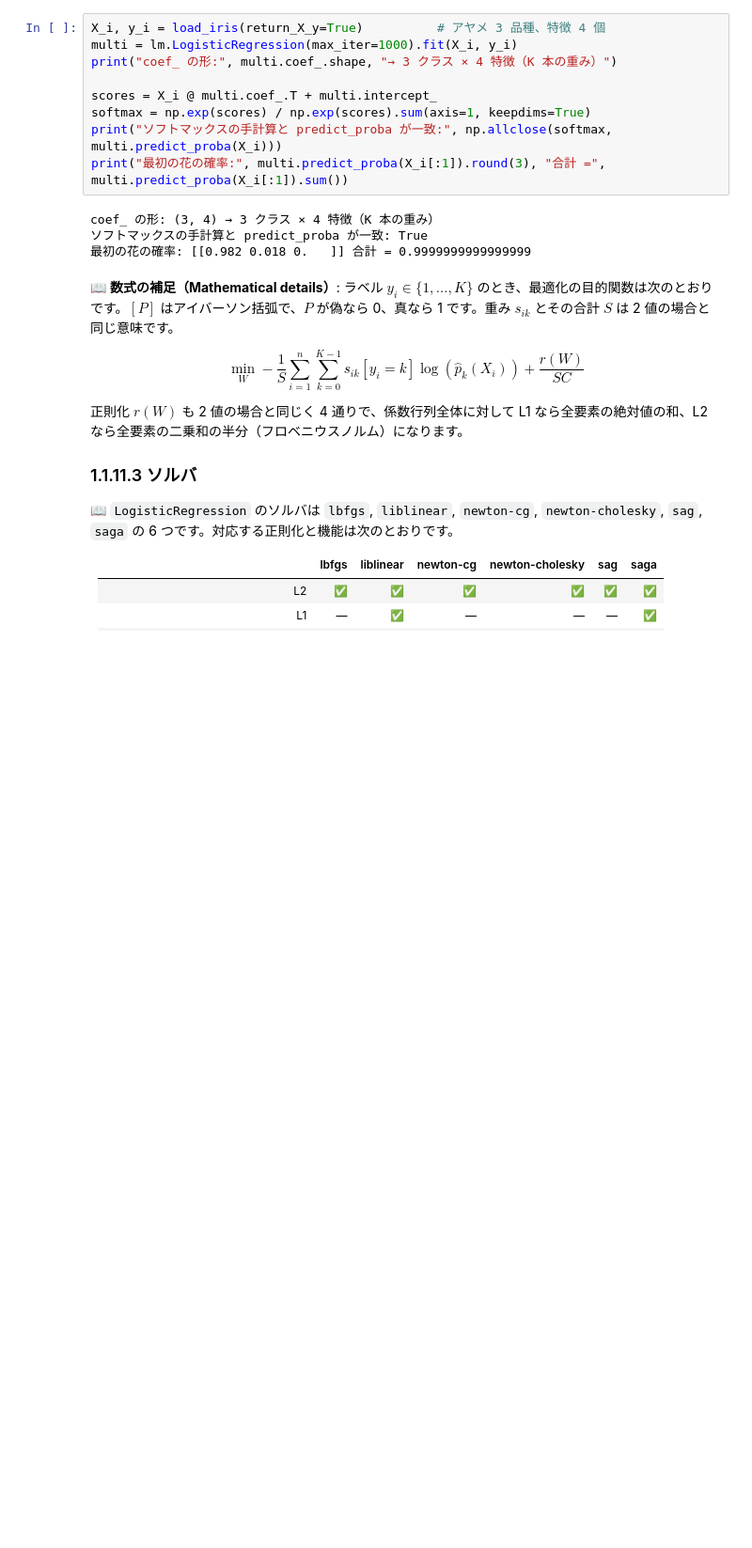
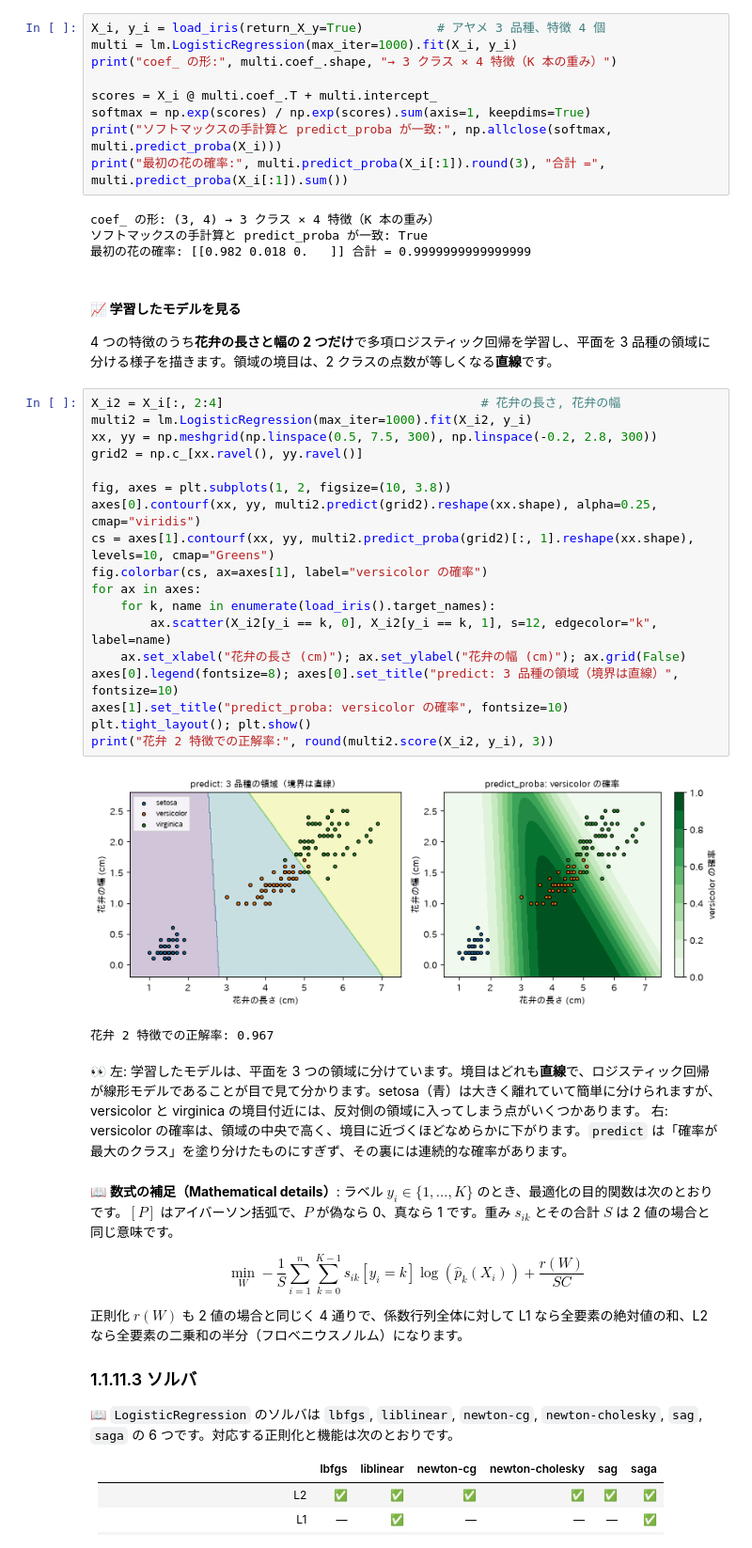
Before and after one commit to qsat/sandbox, a Jupyter notebook: study-sklearn/notebooks/01_supervised/01_linear_models_3_classification_glm.ipynb, the cells around one changed output. Shown at 94% size. Saved outputs shown, nothing was run; the diff lists cells and outputs as text; blank space fills up the shorter version.

```diff
--- a/study-sklearn/notebooks/01_supervised/01_linear_models_3_classification_glm.ipynb
+++ b/study-sklearn/notebooks/01_supervised/01_linear_models_3_classification_glm.ipynb
@@ -296,6 +313,34 @@ print("最初の花の確率:", multi.predict_proba(X_i[:1]).round(3), "合計 =
 coef_ の形: (3, 4) → 3 クラス × 4 特徴（K 本の重み）
 ソフトマックスの手計算と predict_proba が一致: True
 最初の花の確率: [[0.982 0.018 0.   ]] 合計 = 0.9999999999999999
+# %% [markdown]
+#### 📈 学習したモデルを見る
+
+4 つの特徴のうち**花弁の長さと幅の 2 つだけ**で多項ロジスティック回帰を学習し、平面を 3 品種の領域に分ける様子を描きます。領域の境目は、2 クラスの点数が等しくなる**直線**です。
+# %%
+X_i2 = X_i[:, 2:4]                                   # 花弁の長さ, 花弁の幅
+multi2 = lm.LogisticRegression(max_iter=1000).fit(X_i2, y_i)
+xx, yy = np.meshgrid(np.linspace(0.5, 7.5, 300), np.linspace(-0.2, 2.8, 300))
+grid2 = np.c_[xx.ravel(), yy.ravel()]
+
+fig, axes = plt.subplots(1, 2, figsize=(10, 3.8))
+axes[0].contourf(xx, yy, multi2.predict(grid2).reshape(xx.shape), alpha=0.25, cmap="viridis")
+cs = axes[1].contourf(xx, yy, multi2.predict_proba(grid2)[:, 1].reshape(xx.shape), levels=10, cmap="Greens")
+fig.colorbar(cs, ax=axes[1], label="versicolor の確率")
+for ax in axes:
+    for k, name in enumerate(load_iris().target_names):
+        ax.scatter(X_i2[y_i == k, 0], X_i2[y_i == k, 1], s=12, edgecolor="k", label=name)
+    ax.set_xlabel("花弁の長さ (cm)"); ax.set_ylabel("花弁の幅 (cm)"); ax.grid(False)
+axes[0].legend(fontsize=8); axes[0].set_title("predict: 3 品種の領域（境界は直線）", fontsize=10)
+axes[1].set_title("predict_proba: versicolor の確率", fontsize=10)
+plt.tight_layout(); plt.show()
+print("花弁 2 特徴での正解率:", round(multi2.score(X_i2, y_i), 3))
+# %% [output]
+[figure, added]
+花弁 2 特徴での正解率: 0.967
+# %% [markdown]
+👀 左: 学習したモデルは、平面を 3 つの領域に分けています。境目はどれも**直線**で、ロジスティック回帰が線形モデルであることが目で見て分かります。setosa（青）は大きく離れていて簡単に分けられますが、versicolor と virginica の境目付近には、反対側の領域に入ってしまう点がいくつかあります。
+右: versicolor の確率は、領域の中央で高く、境目に近づくほどなめらかに下がります。`predict` は「確率が最大のクラス」を塗り分けたものにすぎず、その裏には連続的な確率があります。
 # %% [markdown]
 📖 **数式の補足（Mathematical details）**: ラベル $y_i \in \{1, \dots, K\}$ のとき、最適化の目的関数は次のとおりです。$[P]$ はアイバーソン括弧で、$P$ が偽なら 0、真なら 1 です。重み $s_{ik}$ とその合計 $S$ は 2 値の場合と同じ意味です。
 
```
Also changed, not shown: parts of 10 cells of this notebook.
